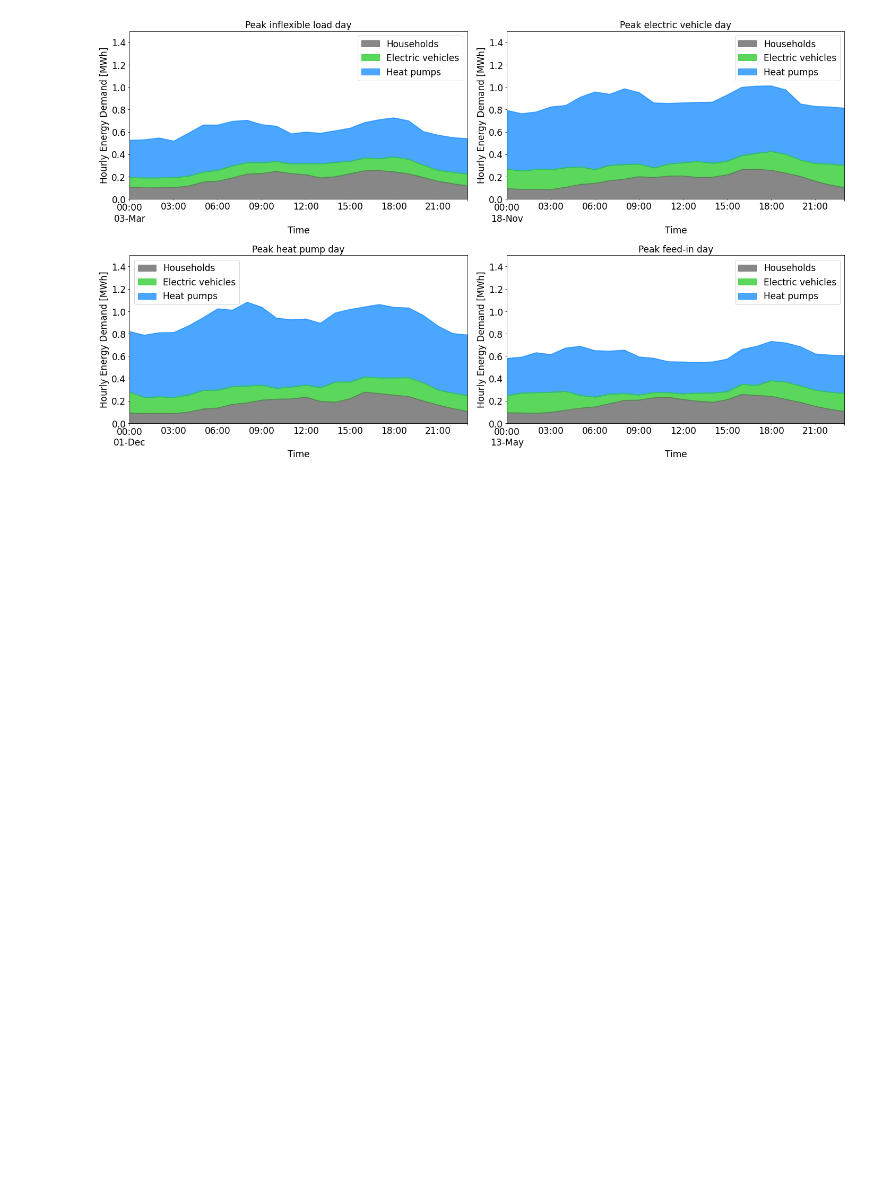
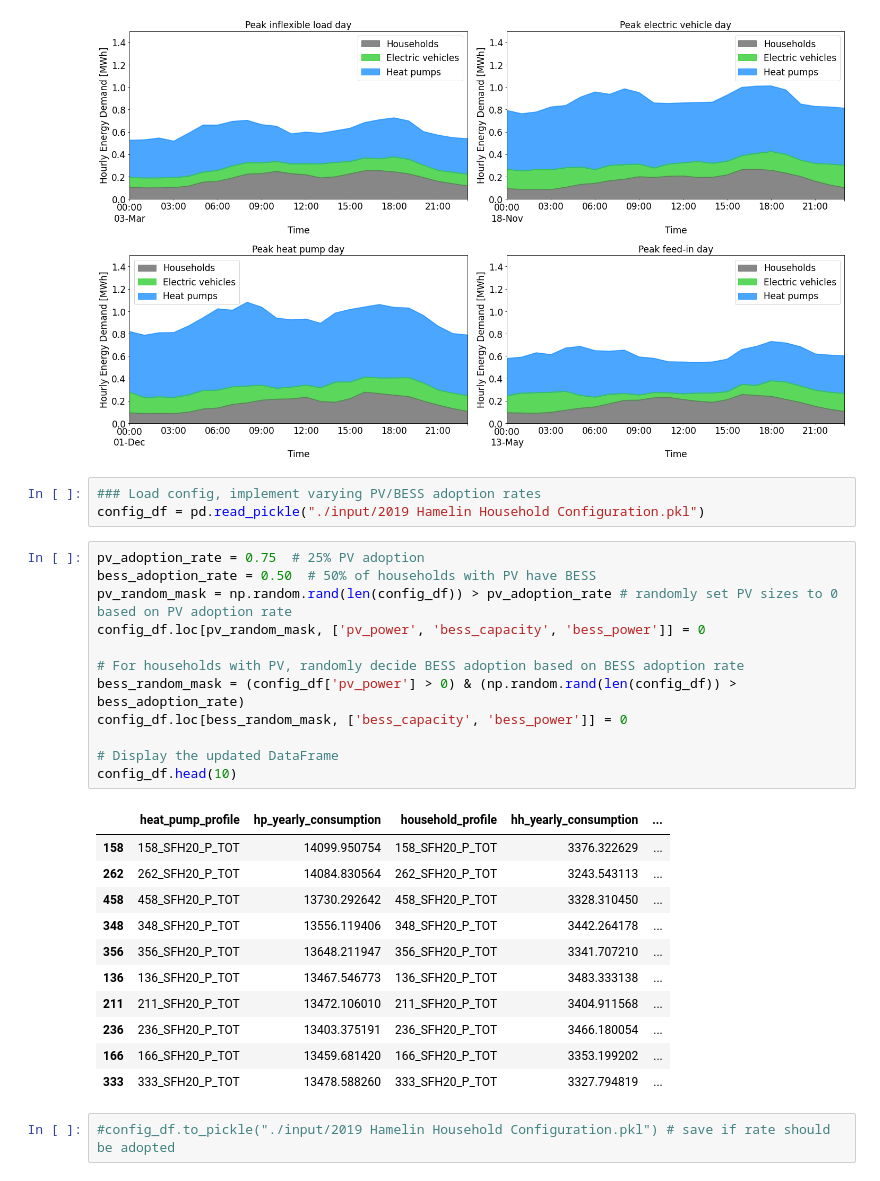
Before and after one commit to leloq/dynamic-tariffs-in-distribution-grids, a Jupyter notebook: 00 Set Up Cases.ipynb, the cells around one changed output. Drawn from its saved outputs; the diff is of its cells as text; blank space fills up the shorter version.

Commit message:
varying pv bess adoption rates

```diff
--- a/00 Set Up Cases.ipynb
+++ b/00 Set Up Cases.ipynb
@@ -320,3 +320,32 @@ plt.tight_layout()
 plt.show()
 # %% [output]
 [figure]
+# %%
+### Load config, implement varying PV/BESS adoption rates
+config_df = pd.read_pickle("./input/2019 Hamelin Household Configuration.pkl")
+# %%
+pv_adoption_rate = 0.75  # 25% PV adoption
+bess_adoption_rate = 0.50  # 50% of households with PV have BESS
+pv_random_mask = np.random.rand(len(config_df)) > pv_adoption_rate # randomly set PV sizes to 0 based on PV adoption rate
+config_df.loc[pv_random_mask, ['pv_power', 'bess_capacity', 'bess_power']] = 0
+
+# For households with PV, randomly decide BESS adoption based on BESS adoption rate
+bess_random_mask = (config_df['pv_power'] > 0) & (np.random.rand(len(config_df)) > bess_adoption_rate)
+config_df.loc[bess_random_mask, ['bess_capacity', 'bess_power']] = 0
+
+# Display the updated DataFrame
+config_df.head(10)
+# %% [output]
+|  | heat_pump_profile | hp_yearly_consumption | household_profile | hh_yearly_consumption | ... |
+| 158 | 158_SFH20_P_TOT | 14099.950754 | 158_SFH20_P_TOT | 3376.322629 | ... |
+| 262 | 262_SFH20_P_TOT | 14084.830564 | 262_SFH20_P_TOT | 3243.543113 | ... |
+| 458 | 458_SFH20_P_TOT | 13730.292642 | 458_SFH20_P_TOT | 3328.310450 | ... |
+| 348 | 348_SFH20_P_TOT | 13556.119406 | 348_SFH20_P_TOT | 3442.264178 | ... |
+| 356 | 356_SFH20_P_TOT | 13648.211947 | 356_SFH20_P_TOT | 3341.707210 | ... |
+| 136 | 136_SFH20_P_TOT | 13467.546773 | 136_SFH20_P_TOT | 3483.333138 | ... |
+| 211 | 211_SFH20_P_TOT | 13472.106010 | 211_SFH20_P_TOT | 3404.911568 | ... |
+| 236 | 236_SFH20_P_TOT | 13403.375191 | 236_SFH20_P_TOT | 3466.180054 | ... |
+| 166 | 166_SFH20_P_TOT | 13459.681420 | 166_SFH20_P_TOT | 3353.199202 | ... |
+| 333 | 333_SFH20_P_TOT | 13478.588260 | 333_SFH20_P_TOT | 3327.794819 | ... |
+# %%
+#config_df.to_pickle("./input/2019 Hamelin Household Configuration.pkl") # save if rate should be adopted
```
Also changed, not shown: 1 other file.
